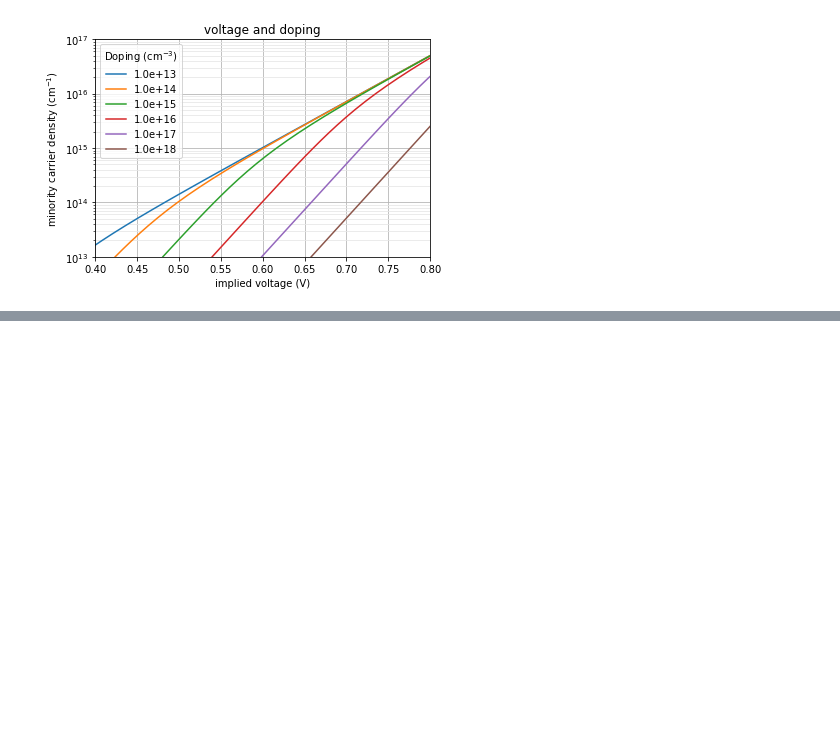
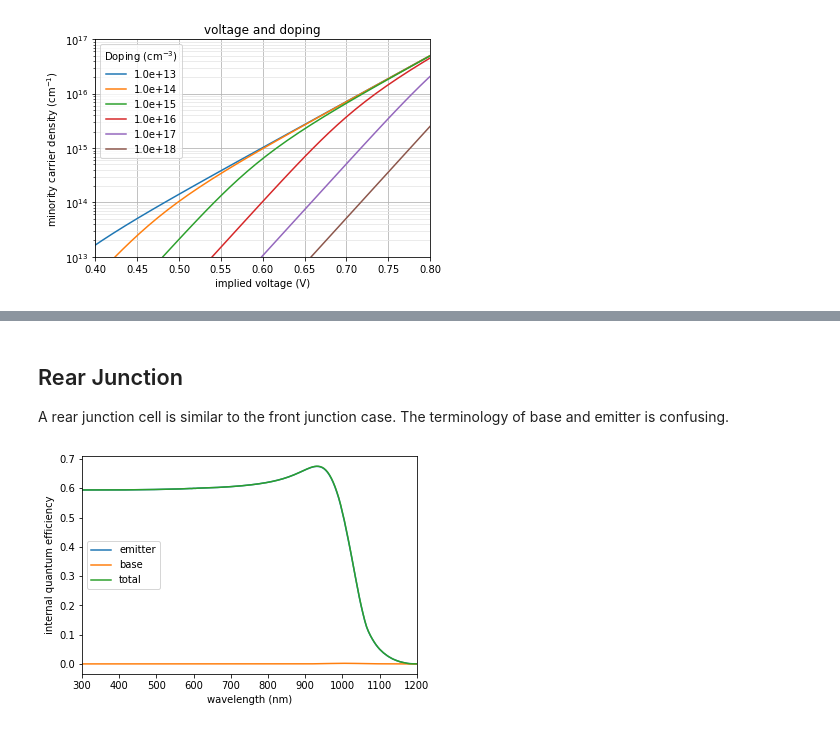
Before and after one commit to pvedu/pvon, a Jupyter notebook: solar_cell.ipynb, the cells around one changed output, grey strips where cells are left out. Saved outputs shown, nothing was run; the diff lists cells and outputs as text; code cells hidden in the pictures; blank space fills up the shorter version.

```diff
--- a/solar_cell.ipynb
+++ b/solar_cell.ipynb
@@ -28,0 +96,31 @@ plt.show()
+# %% [markdown]
+## Rear Junction
+A rear junction cell is similar to the front junction case. The terminology of base and emitter is confusing.
+# %%
+wavelength, abs_coeff, nd, kd = pv.si.optical_properties()
+cell_thickness = 180e-4 #(cm)
+Wb = 1e-4 # (cm)
+
+We =  cell_thickness - Wb # (cm)
+De = 27
+Se = 1000 # cm/s
+Le = 1000e-4 #cm
+
+
+Db = 27  #cm2/Vs
+Wd = 0
+Sb = 1000 # (cm/s)
+Lb = 100e-4 # (cm)
+
+QEEr, QEBr, QEDr, QETr = pv.cell.iqe(abs_coeff, Wd, Se, Le, De, We, Sb, Wb, Lb, Db)
+
+plt.plot(wavelength, QEEr, label ='emitter')
+plt.plot(wavelength, QEBr, label ='base')
+plt.plot(wavelength, QETr, label ='total')
+plt.xlim(300, 1200)
+plt.ylabel('internal quantum efficiency')
+plt.xlabel('wavelength (nm)')
+plt.legend()
+plt.show()
+# %% [output]
+[figure, added]
```
Also changed, not shown: parts of 14 cells of this notebook.
